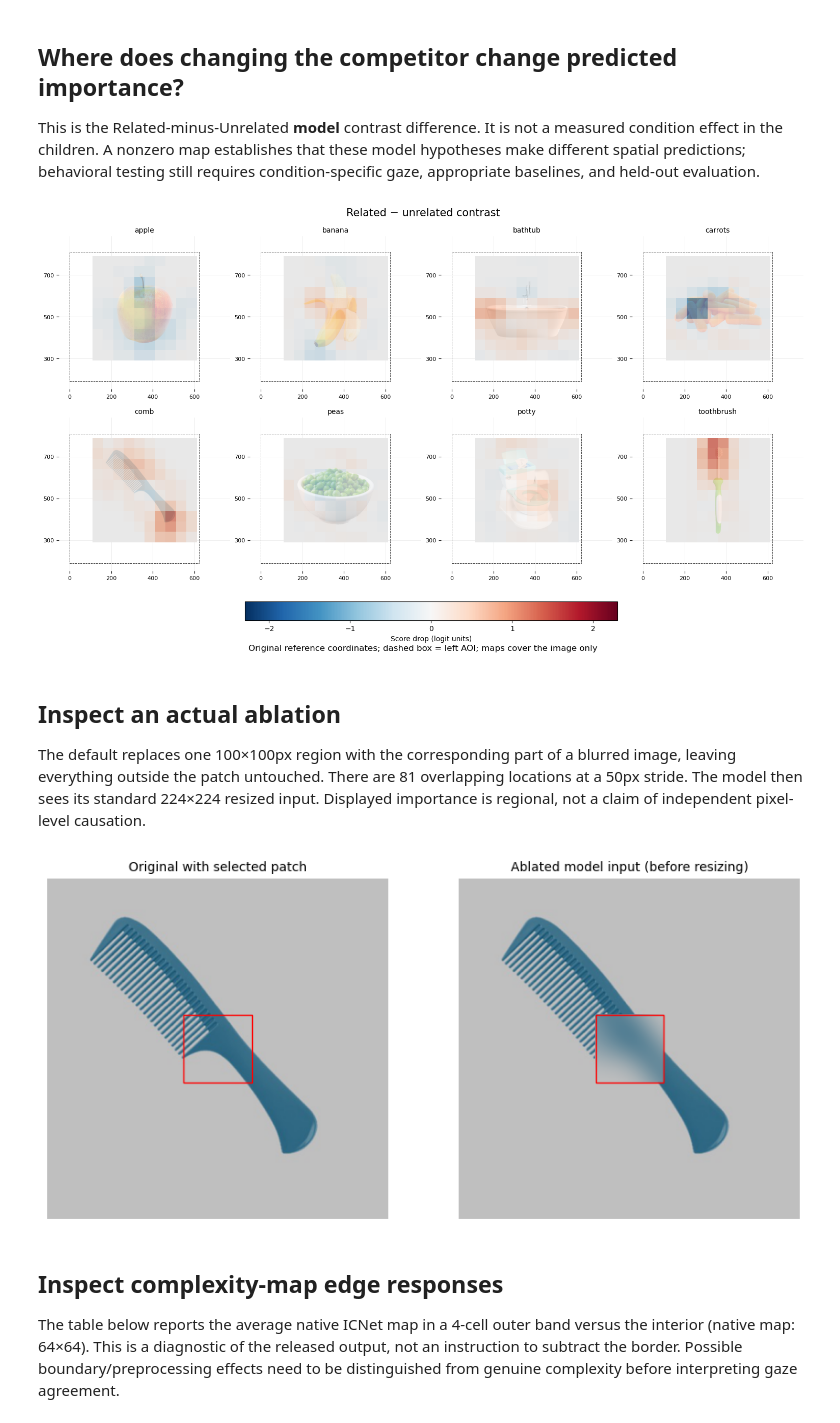
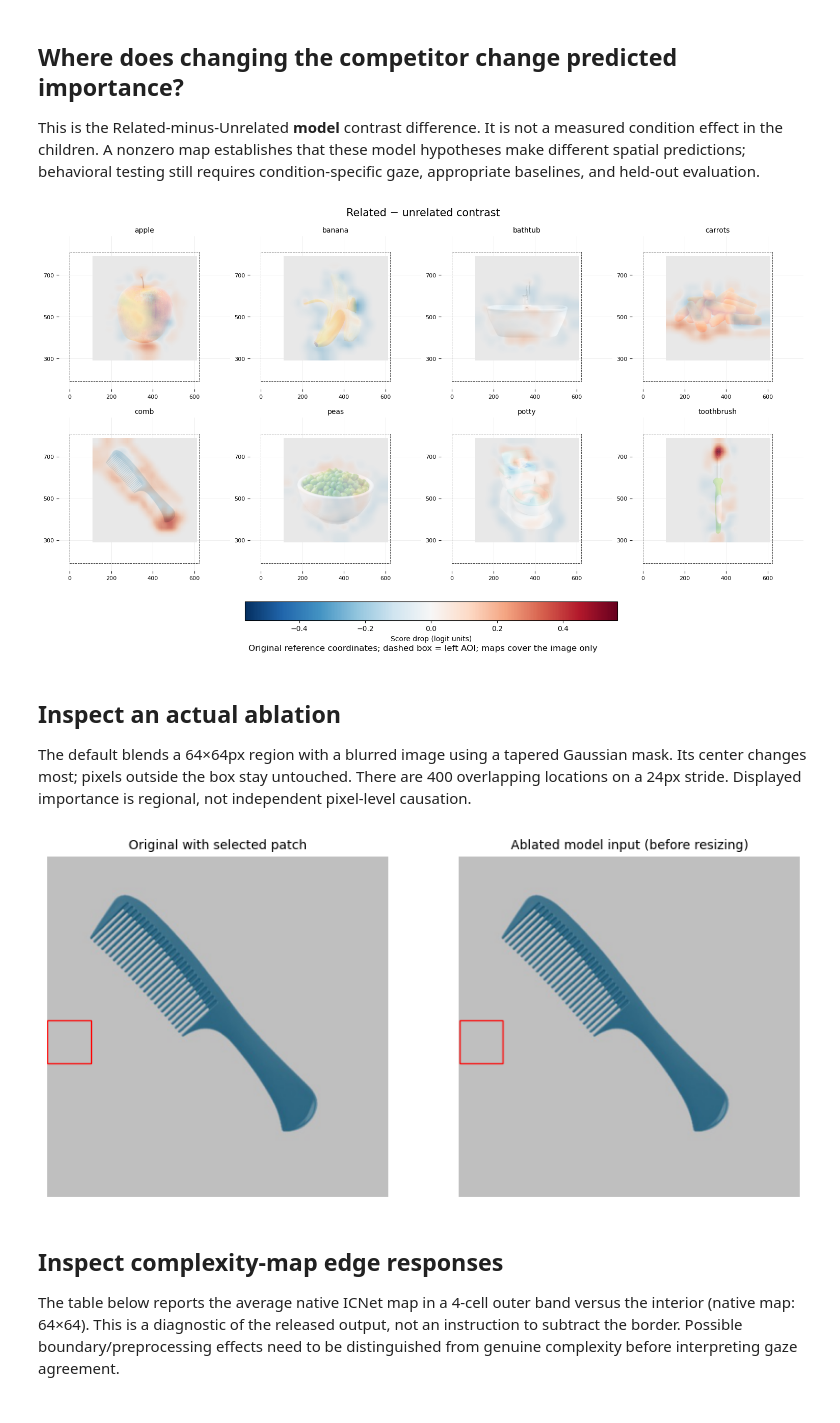
Before and after one commit to kushinm/lwl-category-features, a Jupyter notebook: notebooks/model_hypotheses.ipynb, the cells around one changed output. Saved outputs shown, nothing was run; the diff lists cells and outputs as text; code cells hidden in the pictures.

Commit message:
Refine SigLIP heatmaps

```diff
--- a/notebooks/model_hypotheses.ipynb
+++ b/notebooks/model_hypotheses.ipynb
@@ -41,12 +41,13 @@ The default loads existing local results without loading model weights or runnin
 
 Use a new output directory for each masking configuration. Overwriting requires setting `OVERWRITE_RUN=True` explicitly. All generated arrays, figures, and model assets are Git-ignored.
 # %%
-RUN_DIR = ROOT / "outputs" / "model_predictions" / "baseline_v1"
+RUN_DIR = ROOT / "outputs" / "model_predictions" / "granular_v1"
 RUN_MODELS = False
 OVERWRITE_RUN = False
 TARGET_TO_INSPECT = "comb"
 MODEL_SETTINGS = {
-    "patch_size": 100, "stride": 50, "mode": "blur", "blur_radius": 20.0,
+    "patch_size": 64, "stride": 24, "mode": "blur", "blur_radius": 20.0,
+    "mask_shape": "gaussian",
     "batch_size": 8, "threads": 4, "device": "auto",
     "prompt_template": "a photo of {label}.",
 }
@@ -126,0 +132,20 @@ plt.show()
+# %%
+from matplotlib.colors import TwoSlopeNorm
+from lwl_models.plotting import draw_map
+BASELINE_DIR = ROOT / "outputs" / "model_predictions" / "baseline_v1"
+if BASELINE_DIR.is_dir():
+    _, baseline_maps = load_run(BASELINE_DIR)
+    with Image.open(ROOT / "stim_images" / f"{TARGET_TO_INSPECT}.jpeg") as source:
+        reference = source.convert("RGB")
+    fig, axes = plt.subplots(2, 2, figsize=(10, 8), layout="constrained")
+    for row, (name, archive) in enumerate((("100px hard masks", baseline_maps),
+                                            ("64px tapered masks", maps))):
+        for col, key in enumerate(("recognition", "contrast_related")):
+            values = archive[TARGET_TO_INSPECT][key]
+            limit = max(float(np.max(np.abs(values))), 1e-8)
+            draw_map(axes[row, col], reference, values, "RdBu_r",
+                     TwoSlopeNorm(vmin=-limit, vcenter=0, vmax=limit))
+            axes[row, col].set_title(f"{name}: {key} (±{limit:.3f})")
+    plt.show()
+else:
+    print("Earlier baseline run is absent; skipping this optional comparison.")
@@ -162,32 +189,33 @@ This is the Related-minus-Unrelated **model** contrast difference. It is not a m
 fig = plot_model_overview(RUN_DIR, "contrast_difference")
 plt.show()
 # %% [output]
-[figure, old version]
+[figure, new version]
 # %% [markdown]
 ## Inspect an actual ablation
 
-The default replaces one 100×100px region with the corresponding part of a blurred image, leaving everything outside the patch untouched. There are 81 overlapping locations at a 50px stride. The model then sees its standard 224×224 resized input. Displayed importance is regional, not a claim of independent pixel-level causation.
+The default blends a 64×64px region with a blurred image using a tapered Gaussian mask. Its center changes most; pixels outside the box stay untouched. There are 400 overlapping locations on a 24px stride. Displayed importance is regional, not independent pixel-level causation.
 # %%
 from lwl_models.ablation import ablated_images
 from matplotlib.patches import Rectangle
 with Image.open(ROOT / "stim_images" / f"{TARGET_TO_INSPECT}.jpeg") as source:
     original = source.convert("RGB")
 boxes = maps[TARGET_TO_INSPECT]["boxes"]
 PATCH_INDEX = len(boxes) // 2
 settings = manifest["settings"]
 ablated = next(ablated_images(original, boxes[PATCH_INDEX:PATCH_INDEX+1],
-                              mode=settings["ablation_mode"], blur_radius=settings["blur_radius"]))
+                              mode=settings["ablation_mode"], blur_radius=settings["blur_radius"],
+                              mask_shape=settings.get("mask_shape", "hard")))
 fig, axes = plt.subplots(1, 2, figsize=(9, 4), layout="constrained")
 left, top, right, bottom = boxes[PATCH_INDEX]
 for ax, image, title in zip(axes, [original, ablated], ["Original with selected patch", "Ablated model input (before resizing)"]):
     ax.imshow(image)
     ax.add_patch(Rectangle((left, top), right-left, bottom-top,
                            fill=False, edgecolor="red", linewidth=1))
     ax.set_title(title, fontsize=10)
     ax.axis("off")
 plt.show()
 # %% [output]
-[figure, old version]
+[figure, new version]
 # %% [markdown]
 ## Inspect complexity-map edge responses
 
```
Also changed, not shown: parts of 6 cells of this notebook, 6 other files.
